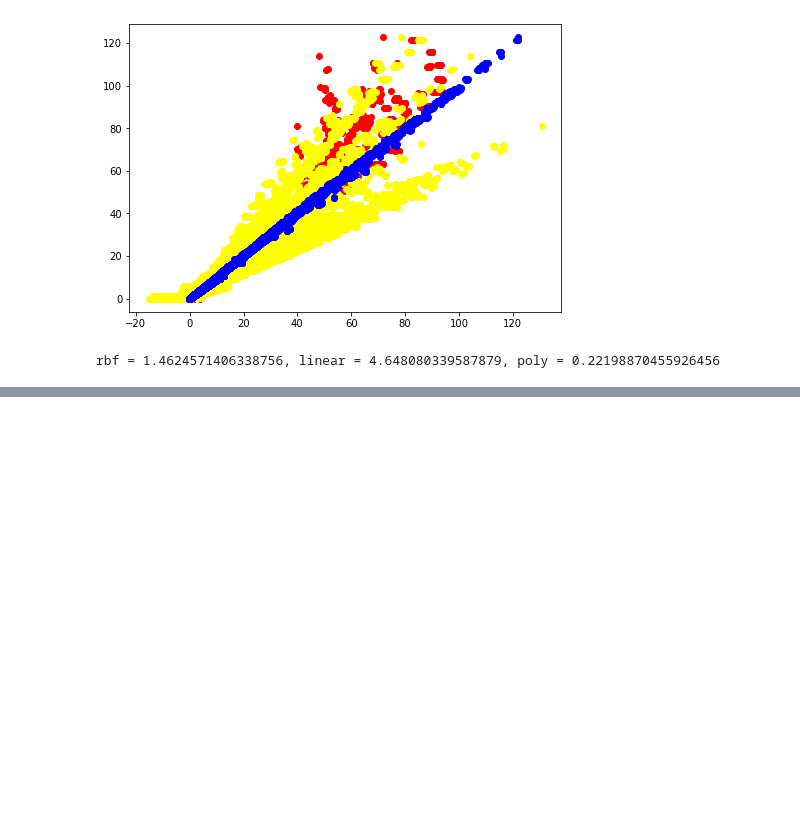
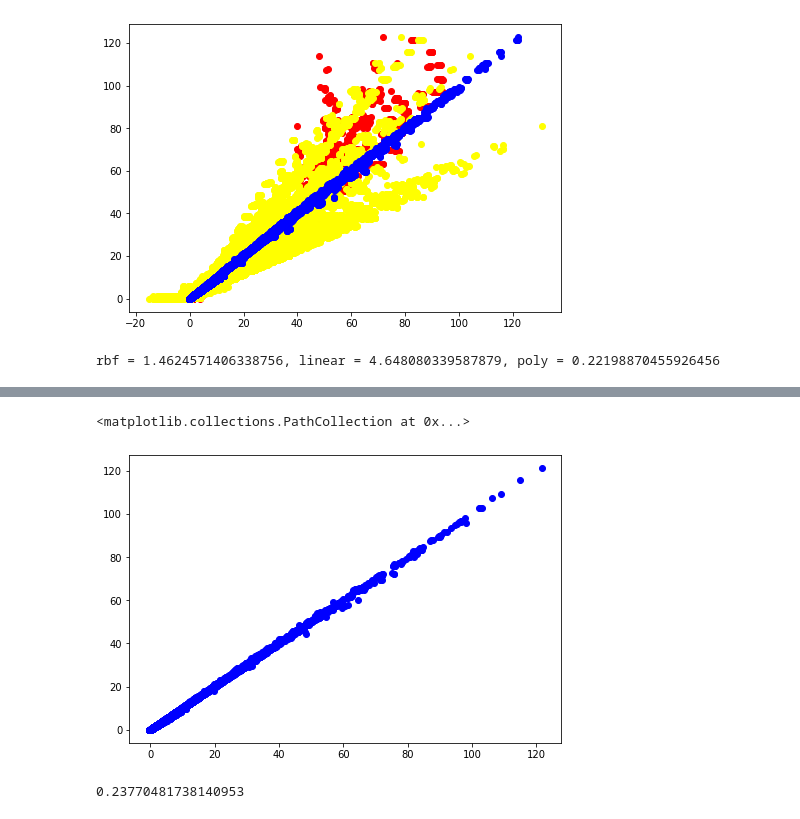
Before and after one commit to almishra/cost-model, a Jupyter notebook: cost-model.ipynb, the cells around one changed output, grey strips where cells are left out. Saved outputs shown, nothing was run; the diff lists cells and outputs as text; code cells hidden in the pictures; blank space fills up the shorter version.

```diff
--- a/cost-model.ipynb
+++ b/cost-model.ipynb
@@ -135 +133,9 @@ Wall time: 123 ms
 4.4674964069567995
+# %%
+# test = pd.read_csv("test_case.csv")
+from sklearn.model_selection import train_test_split
+col_names = ['CPUs','Cycle','L1','L2','L3','RAM)','Threads','Iterations','varDecl','refExpr','intLiteral','floatLiteral','addInt','addFloat','mulInt','mulFloat','assignInt','assignFloat','addAssignInt','addAssignFloat','postIncInt']
+features = StandardScaler().fit_transform(dataset[col_names])
+runtimes = dataset[['Time']]
+X_train, X_test, y_train, y_test = train_test_split(features, runtimes, test_size=0.1, random_state=0)
+print(f'X_train = {X_train.shape}, X_test = {X_test.shape}, y_train = {y_train.shape}, y_test = {y_test.shape}')
@@ -135,0 +144,3 @@ Wall time: 123 ms
+# %%
+%%time
+regressor_poly = SVR(kernel='poly').fit(X_train,y_train.values.ravel())
@@ -135,0 +157,3 @@ Wall time: 123 ms
+# %%
+%%time
+prediction_poly = regressor_poly.predict(X_test)
@@ -135,0 +163,13 @@ Wall time: 123 ms
+# %%
+fig = plt.figure()
+ax = fig.add_axes([0,0,1,1])
+ax.scatter(prediction_poly,y_test, color='blue')
+# %% [output]
+<matplotlib.collections.PathCollection at 0x...>
+[figure, added]
+# %%
+mse_poly=mean_squared_error(y_test, prediction_poly)
+rmse_poly=np.sqrt(mse_poly)
+rmse_poly
+# %% [output]
+0.23770481738140953
```
Also changed, not shown: parts of 9 cells of this notebook.
